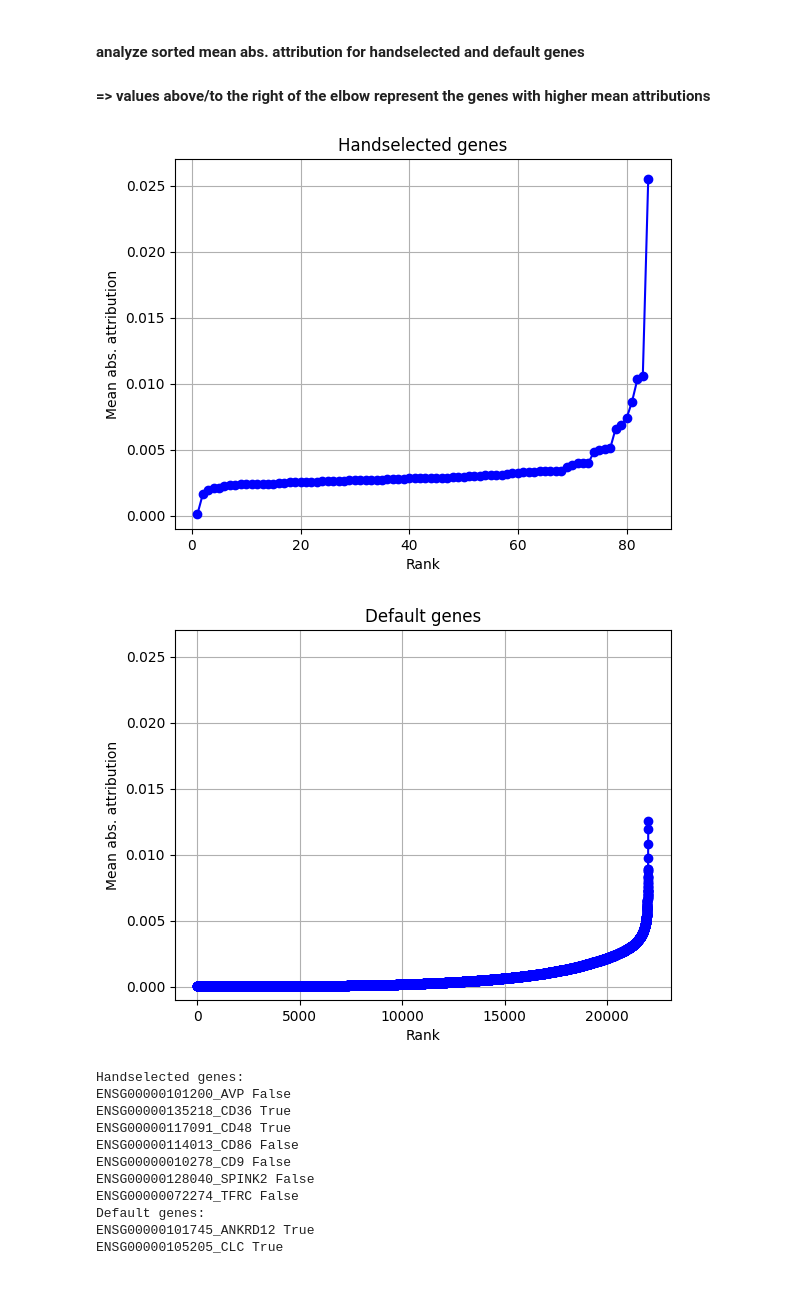
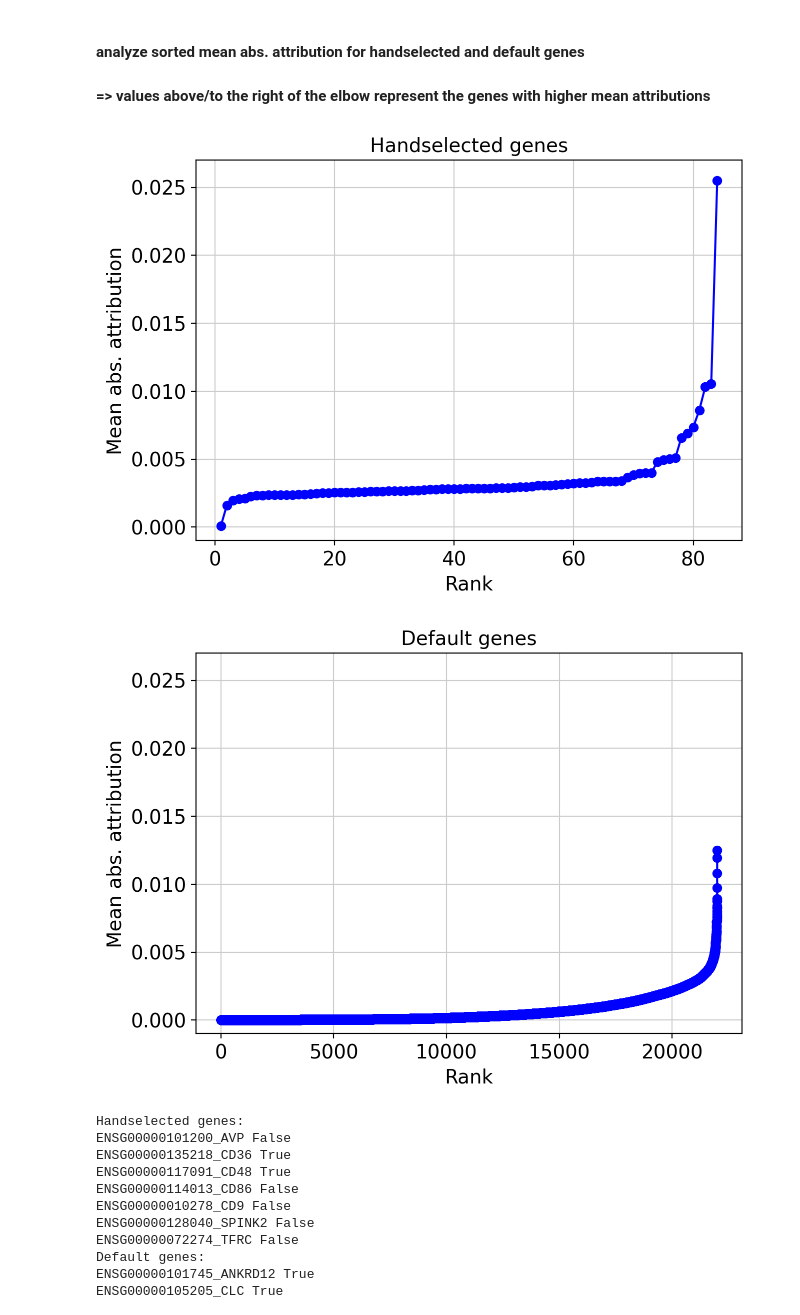
Before and after one commit to valentina-kg/open-problems-multimodal-3rd-solution, a Jupyter notebook: code/4.model/pred/attribution_analysis.ipynb, the cells around one changed output. Drawn from its saved outputs; the diff is of its cells as text; code cells hidden in the pictures; blank space fills up the shorter version.

```diff
--- a/code/4.model/pred/attribution_analysis.ipynb
+++ b/code/4.model/pred/attribution_analysis.ipynb
@@ -425,20 +455,22 @@ There is no gene with mean attribution 0.
 # %%
 values = np.sort(abs_mean_attributions_handselected)
 ranks = np.arange(1, len(values) + 1)
 
+plt.figure(figsize=(7,5))
 plt.plot(ranks, values, marker='o', linestyle='-', color='blue')
 plt.xlabel('Rank')
 plt.ylabel('Mean abs. attribution')
 plt.title('Handselected genes')
 plt.grid(True)
 plt.ylim(-0.001, 0.027)  # for same y-axis scale as handselected
 plt.show()
 # %% [output]
-[figure, old version]
+[figure, new version]
 # %%
 values = np.sort(abs_mean_attributions_default)
 ranks = np.arange(1, len(values) + 1)
 
+plt.figure(figsize=(7,5))
 plt.plot(ranks, values, marker='o', linestyle='-', color='blue')
 plt.xlabel('Rank')
 plt.ylabel('Mean abs. attribution')
@@ -447,7 +479,7 @@ plt.grid(True)
 plt.ylim(-0.001, 0.027)  # for same y-axis scale as handselected
 plt.show()
 # %% [output]
-[figure, old version]
+[figure, new version]
 # %%
 # TODO plot these in one plot: seaborn scatterplot hue
 # %%
```
Also changed, not shown: parts of 8 cells of this notebook, 11 other files.
